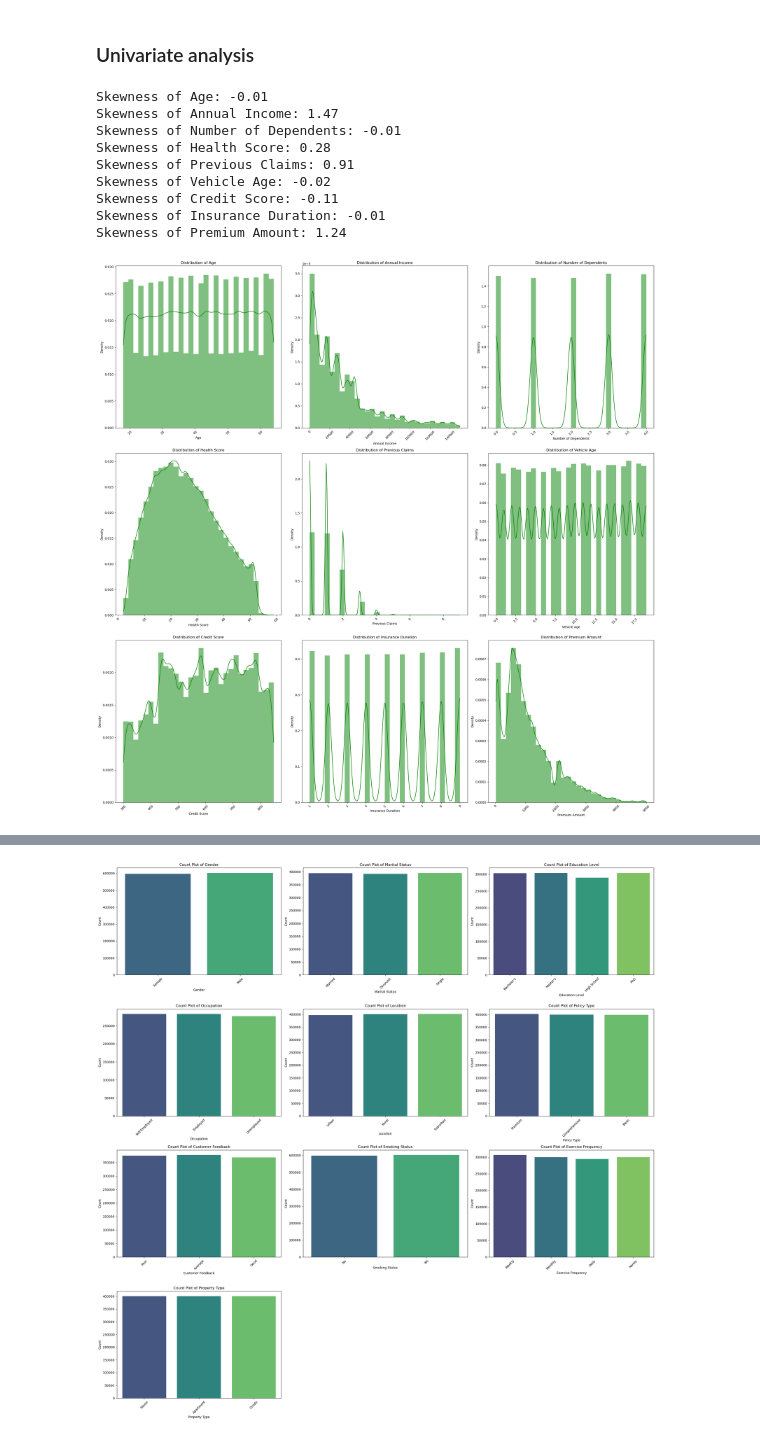
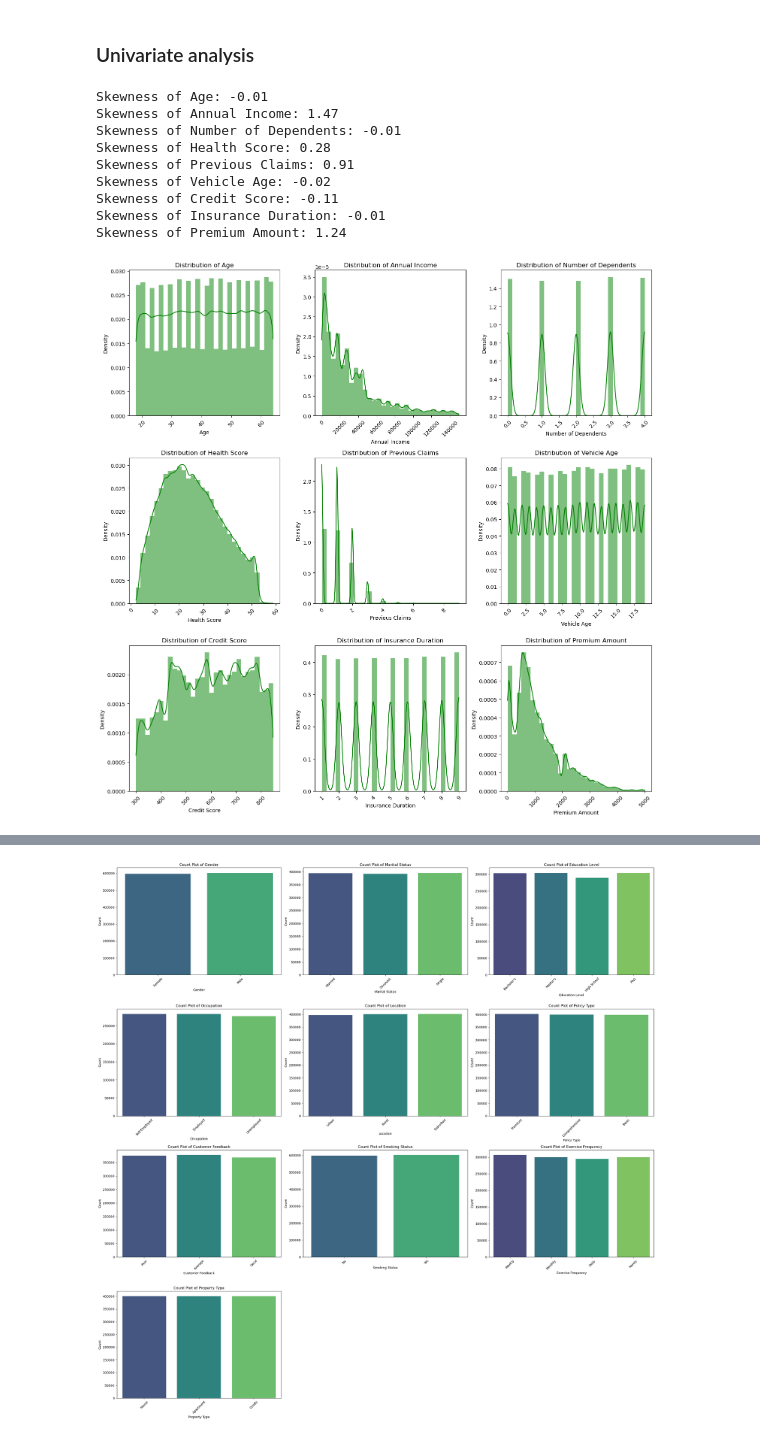
Before and after one commit to ROUSenghak/Insurance-Premium, a Jupyter notebook: notebook.ipynb, the cells around one changed output, grey strips where cells are left out. Cells and saved outputs as stored; diff of their text form; code cells hidden in the pictures.

```diff
--- a/notebook.ipynb
+++ b/notebook.ipynb
@@ -181,31 +176,31 @@ Name: Premium Amount, Length: 1200000, dtype: float64
 # %% [markdown]
 ### Univariate analysis
 # %%
-plt.figure(figsize=(25, 25))
+plt.figure(figsize=(15, 15))
 
 for i, col in enumerate(num_cols, 1):
     plt.subplot(3, 3, i)
 
     sns.histplot(df[col], kde=True, bins=30, color='green', stat='density', linewidth=0)
 
     plt.title(f'Distribution of {col}')
     plt.xlabel(col)
     plt.ylabel('Density')
     plt.xticks(rotation=45)
 
     feature_skewness = skew(df[col].dropna())
     print(f"Skewness of {col}: {feature_skewness:.2f}")
 
 plt.tight_layout()
 plt.show()
 # %% [output]
 Skewness of Age: -0.01
 Skewness of Annual Income: 1.47
 Skewness of Number of Dependents: -0.01
 Skewness of Health Score: 0.28
 Skewness of Previous Claims: 0.91
 Skewness of Vehicle Age: -0.02
 Skewness of Credit Score: -0.11
 Skewness of Insurance Duration: -0.01
 Skewness of Premium Amount: 1.24
-[figure, old version]
+[figure, new version]
```
Also changed, not shown: parts of 8 cells of this notebook.
